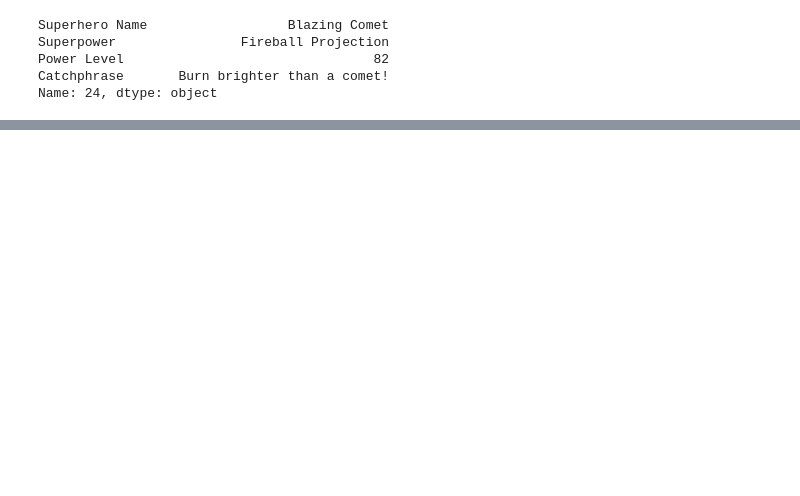
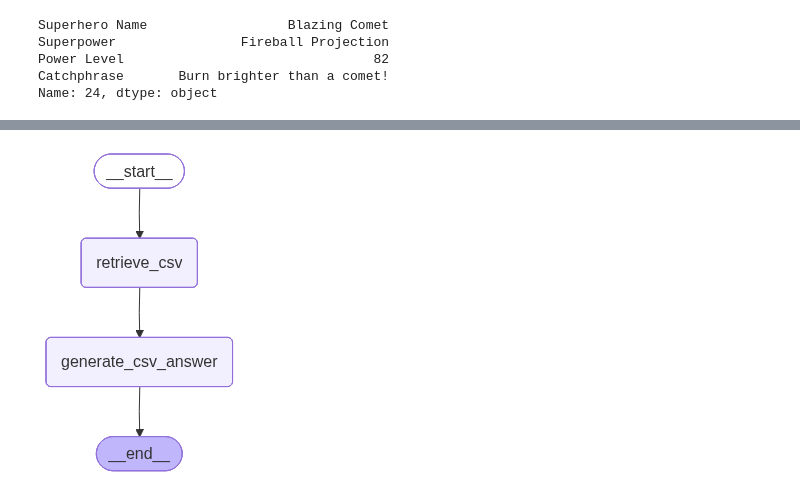
Before and after one commit to EnkrateiaLucca/oreilly_live_training_getting_started_with_langchain, a Jupyter notebook: notebooks/2.1-langchain-query-csv.ipynb, the cells around one changed output, grey strips where cells are left out. Cells and saved outputs as stored; diff of their text form; code cells hidden in the pictures; blank space fills up the shorter version.

```diff
--- a/notebooks/2.1-langchain-query-csv.ipynb
+++ b/notebooks/2.1-langchain-query-csv.ipynb
@@ -75,7 +82,7 @@ llm = ChatOllama(
 # %%
 from langchain.text_splitter import RecursiveCharacterTextSplitter
 
-text_splitter = RecursiveCharacterTextSplitter(chunk_size=1500, chunk_overlap=100)
+text_splitter = RecursiveCharacterTextSplitter(chunk_size=500, chunk_overlap=100)
 all_splits = text_splitter.split_documents(data)
 # %%
 # Embed and store
@@ -96,3 +103,7 @@ docs
  Document(metadata={'row': 30, 'source': './assets-resources/superheroes.csv'}, page_content='Superhero Name: Thunderstrike\nSuperpower: Lightning Control\nPower Level: 91\nCatchphrase: Electrify the  ...
  Document(metadata={'row': 20, 'source': './assets-resources/superheroes.csv'}, page_content="Superhero Name: Stormbringer\nSuperpower: Weather Manipulation\nPower Level: 93\nCatchphrase: Unleash the  ...
  Document(metadata={'row': 8, 'source': './assets-resources/superheroes.csv'}, page_content='Superhero Name: Steel Titan\nSuperpower: Super Strength and Durability\nPower Level: 95\nCatchphrase: Indes ...
+# %%
+for doc in docs:
+    print(doc.page_content)
+    print("-"*100)
@@ -162,0 +276,6 @@ Name: 24, dtype: object
+# %%
+from IPython.display import Image, display
+
+display(Image(csv_rag_graph.get_graph().draw_mermaid_png()))
+# %% [output]
+[figure, added]
```
Also changed, not shown: parts of 8 cells of this notebook, 9 other files.
